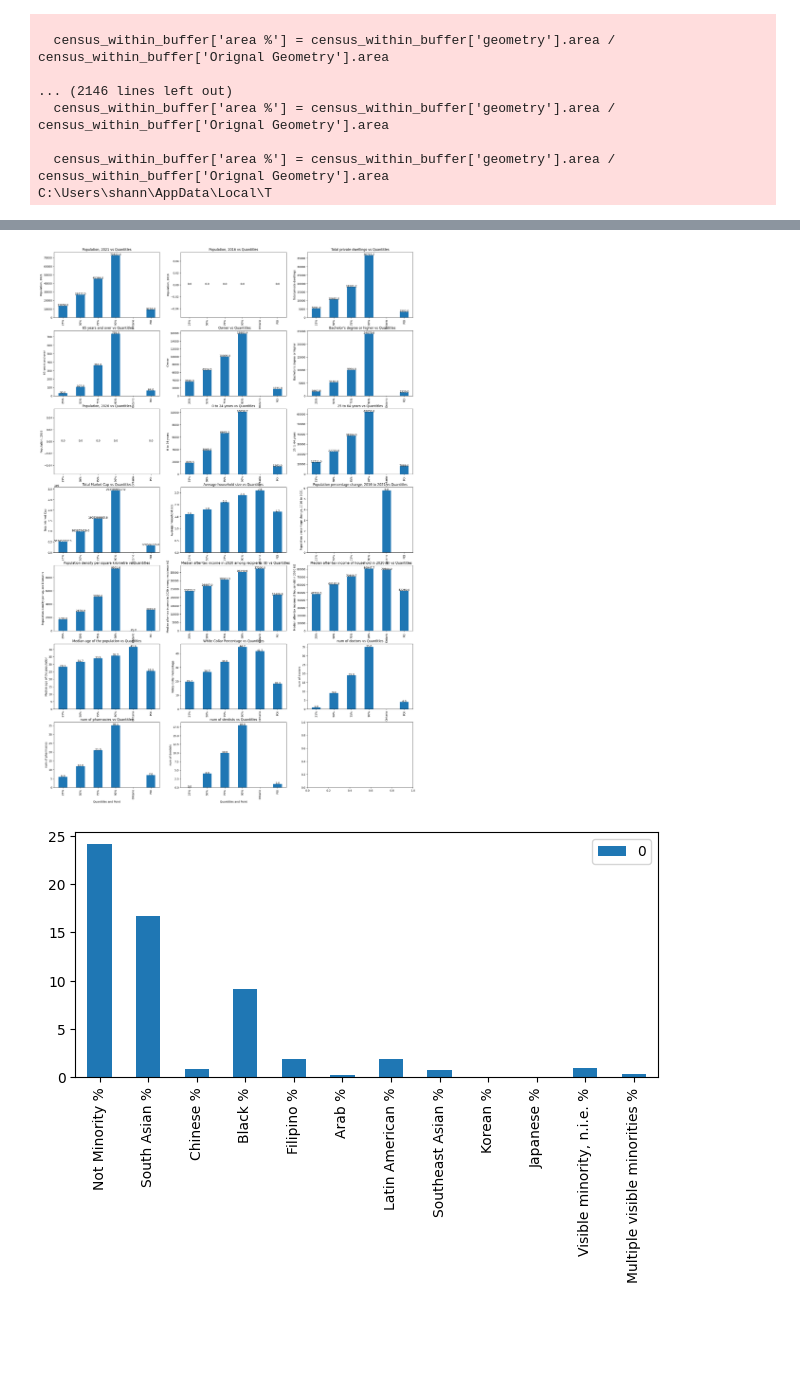
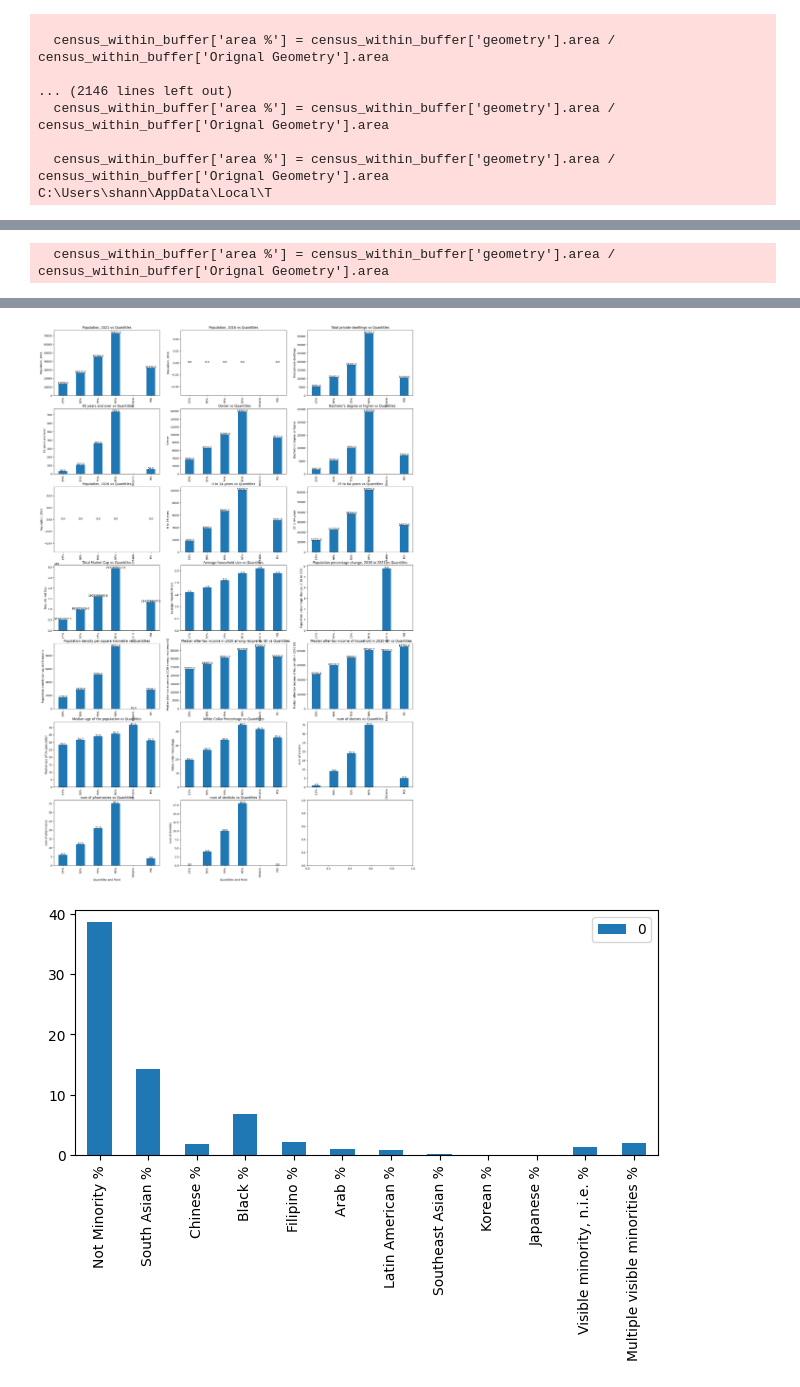
Before and after one commit to xeonmobius/pharmacy-market-analysis, a Jupyter notebook: automated_stats.ipynb, the cells around one changed output, grey strips where cells are left out. Drawn from its saved outputs; the diff is of its cells as text; code cells hidden in the pictures; blank space fills up the shorter version.

```diff
--- a/automated_stats.ipynb
+++ b/automated_stats.ipynb
@@ -420,26 +406,58 @@ show_folium_map(
+# %%
+gps = [43.83013625320559, -79.12205769653441]
+point = Point(gps[1], gps[0])
+
+(
+    summary_stats_within_radius,
+    census_within_buffer,
+    doctor_within_buffer,
+    pharmacy_within_buffer,
+    dentist_within_buffer,
+    buffer_gdf,
+) = get_radius_stats(
+    point,
+    census_gdf,
+    doctor_gpf,
+    pharmacy_gpf,
+    dentist_gpf,
+    sum_col,
+    mean_col,
+    race_col,
+)
+
+# show_folium_map(
+#     census_within_buffer=census_within_buffer,
+#     doctor_within_buffer=doctor_within_buffer,
+#     point=point,
+#     pharmacy_within_buffer=pharmacy_within_buffer,
+#     buffer_gdf=buffer_gdf,
+#     dentist_within_buffer=dentist_within_buffer,
+# )
+# %% [output]
+  census_within_buffer['area %'] = census_within_buffer['geometry'].area / census_within_buffer['Orignal Geometry'].area
 # %%
-quantitle_stats = pd.read_csv("quantitle_stats.csv")
+quantitle_stats = pd.read_csv("./csv/quantitle_stats.csv")
 combined_df = pd.concat([quantitle_stats, ontario_stats[mean_col], summary_stats_within_radius], axis=0, ignore_index=True)
 make_plots(combined_df, summary_stats_within_radius)
 # %% [output]
 posx and posy should be finite values
 posx and posy should be finite values
 posx and posy should be finite values
 posx and posy should be finite values
 posx and posy should be finite values
 posx and posy should be finite values
 posx and posy should be finite values
 posx and posy should be finite values
 posx and posy should be finite values
 posx and posy should be finite values
 posx and posy should be finite values
 posx and posy should be finite values
 ... (20 lines left out)
 posx and posy should be finite values
 posx and posy should be finite values
 posx and posy should be finite values
 posx and posy should be finite values
-[figure, old version]
+[figure, new version]
-[figure, old version]
+[figure, new version]
 # %%
 summary_stats_within_radius.to_csv("summary_stats_within_radius.csv", index=False)
```
Also changed, not shown: parts of 2 cells of this notebook, 2 other files.
